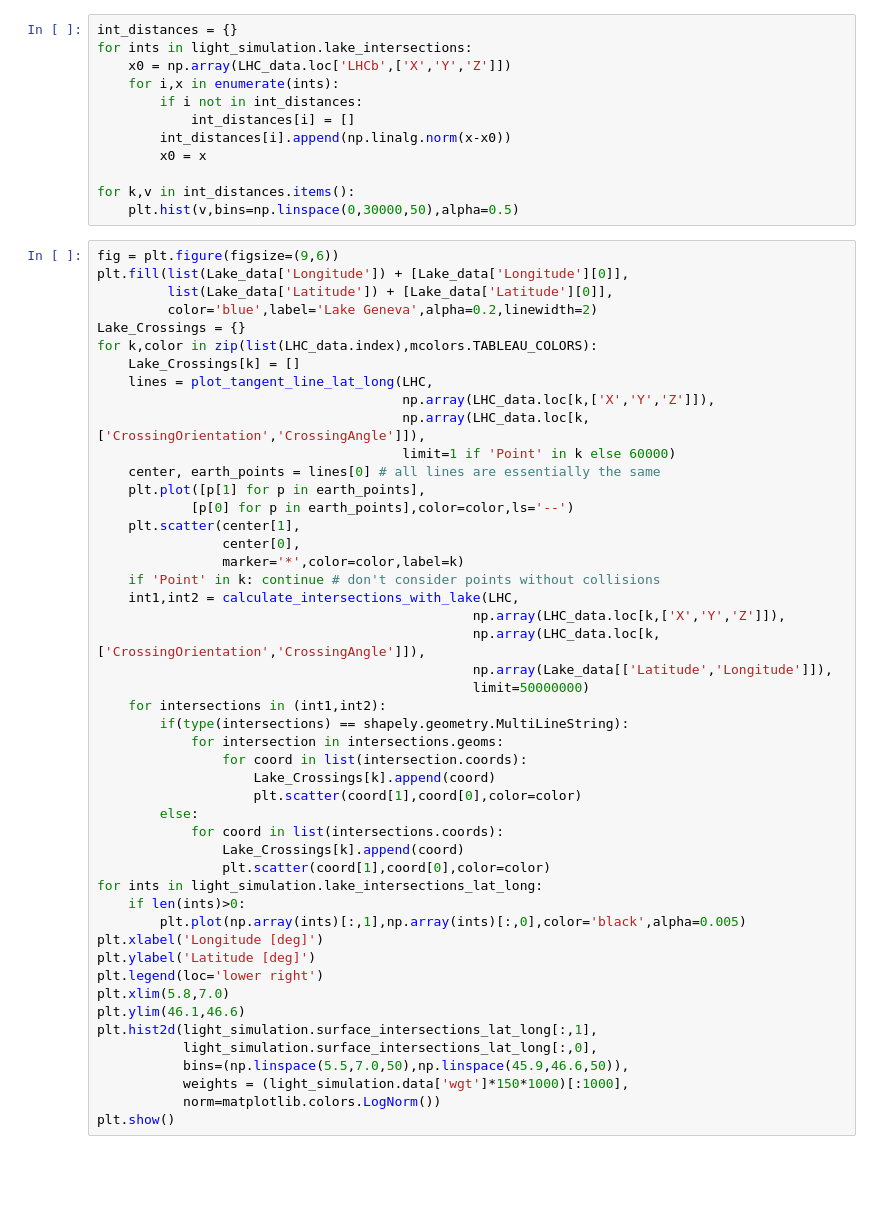
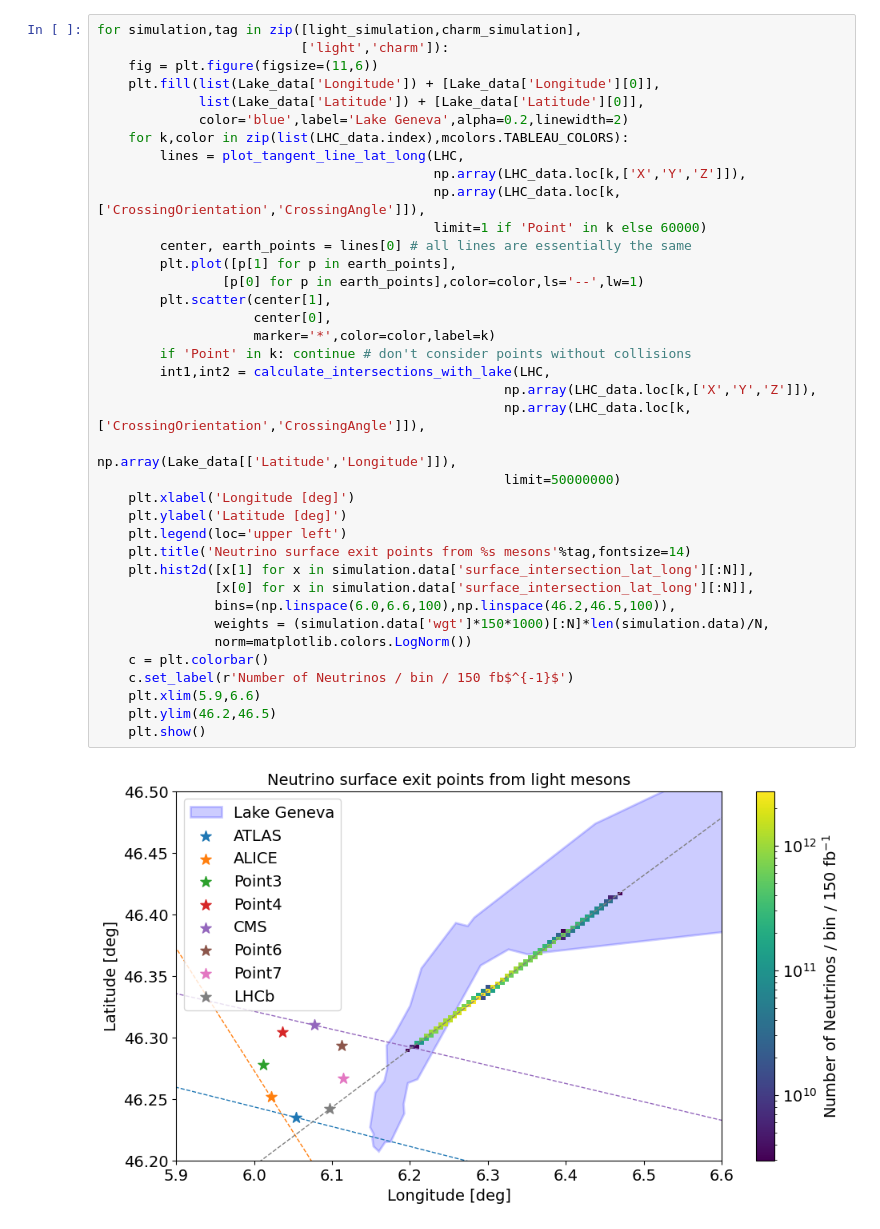
Before and after one commit to nickkamp1/Lake_Geneva_Neutrinos, a Jupyter notebook: MuonSimulation.ipynb, the cells around one changed output. Cells and saved outputs as stored; diff of their text form; blank space fills up the shorter version.

```diff
--- a/MuonSimulation.ipynb
+++ b/MuonSimulation.ipynb
@@ -97,60 +100,40 @@ light_simulation.CalculateLakeIntersectionsFromIP('LHCb',N)
-# %%
-int_distances = {}
-for ints in light_simulation.lake_intersections:
-    x0 = np.array(LHC_data.loc['LHCb',['X','Y','Z']])
-    for i,x in enumerate(ints):
-        if i not in int_distances:
-            int_distances[i] = []
-        int_distances[i].append(np.linalg.norm(x-x0))
-        x0 = x
-
-for k,v in int_distances.items():
-    plt.hist(v,bins=np.linspace(0,30000,50),alpha=0.5)
 # %%
-fig = plt.figure(figsize=(9,6))
-plt.fill(list(Lake_data['Longitude']) + [Lake_data['Longitude'][0]],
-         list(Lake_data['Latitude']) + [Lake_data['Latitude'][0]],
-         color='blue',label='Lake Geneva',alpha=0.2,linewidth=2)
-Lake_Crossings = {}
-for k,color in zip(list(LHC_data.index),mcolors.TABLEAU_COLORS):
-    Lake_Crossings[k] = []
-    lines = plot_tangent_line_lat_long(LHC,
-                                       np.array(LHC_data.loc[k,['X','Y','Z']]),
-                                       np.array(LHC_data.loc[k,['CrossingOrientation','CrossingAngle']]),
-                                       limit=1 if 'Point' in k else 60000)
-    center, earth_points = lines[0] # all lines are essentially the same
-    plt.plot([p[1] for p in earth_points],
-            [p[0] for p in earth_points],color=color,ls='--')
-    plt.scatter(center[1],
-                center[0],
-                marker='*',color=color,label=k)
-    if 'Point' in k: continue # don't consider points without collisions
-    int1,int2 = calculate_intersections_with_lake(LHC,
-                                                np.array(LHC_data.loc[k,['X','Y','Z']]),
-                                                np.array(LHC_data.loc[k,['CrossingOrientation','CrossingAngle']]),
-                                                np.array(Lake_data[['Latitude','Longitude']]),
-                                                limit=50000000)
-    for intersections in (int1,int2):
-        if(type(intersections) == shapely.geometry.MultiLineString):
-            for intersection in intersections.geoms:
-                for coord in list(intersection.coords):
-                    Lake_Crossings[k].append(coord)
-                    plt.scatter(coord[1],coord[0],color=color)
-        else:
-            for coord in list(intersections.coords):
-                Lake_Crossings[k].append(coord)
-                plt.scatter(coord[1],coord[0],color=color)
-for ints in light_simulation.lake_intersections_lat_long:
-    if len(ints)>0:
-        plt.plot(np.array(ints)[:,1],np.array(ints)[:,0],color='black',alpha=0.005)
-plt.xlabel('Longitude [deg]')
-plt.ylabel('Latitude [deg]')
-plt.legend(loc='lower right')
-plt.xlim(5.8,7.0)
-plt.ylim(46.1,46.6)
-plt.hist2d(light_simulation.surface_intersections_lat_long[:,1],
-           light_simulation.surface_intersections_lat_long[:,0],
-           bins=(np.linspace(5.5,7.0,50),np.linspace(45.9,46.6,50)),
-           weights = (light_simulation.data['wgt']*150*1000)[:1000],
-           norm=matplotlib.colors.LogNorm())
-plt.show()
+for simulation,tag in zip([light_simulation,charm_simulation],
+                          ['light','charm']):
+    fig = plt.figure(figsize=(11,6))
+    plt.fill(list(Lake_data['Longitude']) + [Lake_data['Longitude'][0]],
+             list(Lake_data['Latitude']) + [Lake_data['Latitude'][0]],
+             color='blue',label='Lake Geneva',alpha=0.2,linewidth=2)
+    for k,color in zip(list(LHC_data.index),mcolors.TABLEAU_COLORS):
+        lines = plot_tangent_line_lat_long(LHC,
+                                           np.array(LHC_data.loc[k,['X','Y','Z']]),
+                                           np.array(LHC_data.loc[k,['CrossingOrientation','CrossingAngle']]),
+                                           limit=1 if 'Point' in k else 60000)
+        center, earth_points = lines[0] # all lines are essentially the same
+        plt.plot([p[1] for p in earth_points],
+                [p[0] for p in earth_points],color=color,ls='--',lw=1)
+        plt.scatter(center[1],
+                    center[0],
+                    marker='*',color=color,label=k)
+        if 'Point' in k: continue # don't consider points without collisions
+        int1,int2 = calculate_intersections_with_lake(LHC,
+                                                    np.array(LHC_data.loc[k,['X','Y','Z']]),
+                                                    np.array(LHC_data.loc[k,['CrossingOrientation','CrossingAngle']]),
+                                                    np.array(Lake_data[['Latitude','Longitude']]),
+                                                    limit=50000000)
+    plt.xlabel('Longitude [deg]')
+    plt.ylabel('Latitude [deg]')
+    plt.legend(loc='upper left')
+    plt.title('Neutrino surface exit points from %s mesons'%tag,fontsize=14)
+    plt.hist2d([x[1] for x in simulation.data['surface_intersection_lat_long'][:N]],
+               [x[0] for x in simulation.data['surface_intersection_lat_long'][:N]],
+               bins=(np.linspace(6.0,6.6,100),np.linspace(46.2,46.5,100)),
+               weights = (simulation.data['wgt']*150*1000)[:N]*len(simulation.data)/N,
+               norm=matplotlib.colors.LogNorm())
+    c = plt.colorbar()
+    c.set_label(r'Number of Neutrinos / bin / 150 fb$^{-1}$')
+    plt.xlim(5.9,6.6)
+    plt.ylim(46.2,46.5)
+    plt.show()
+# %% [output]
+[figure, added]
```
Also changed, not shown: parts of 12 cells of this notebook, 3 other files.
